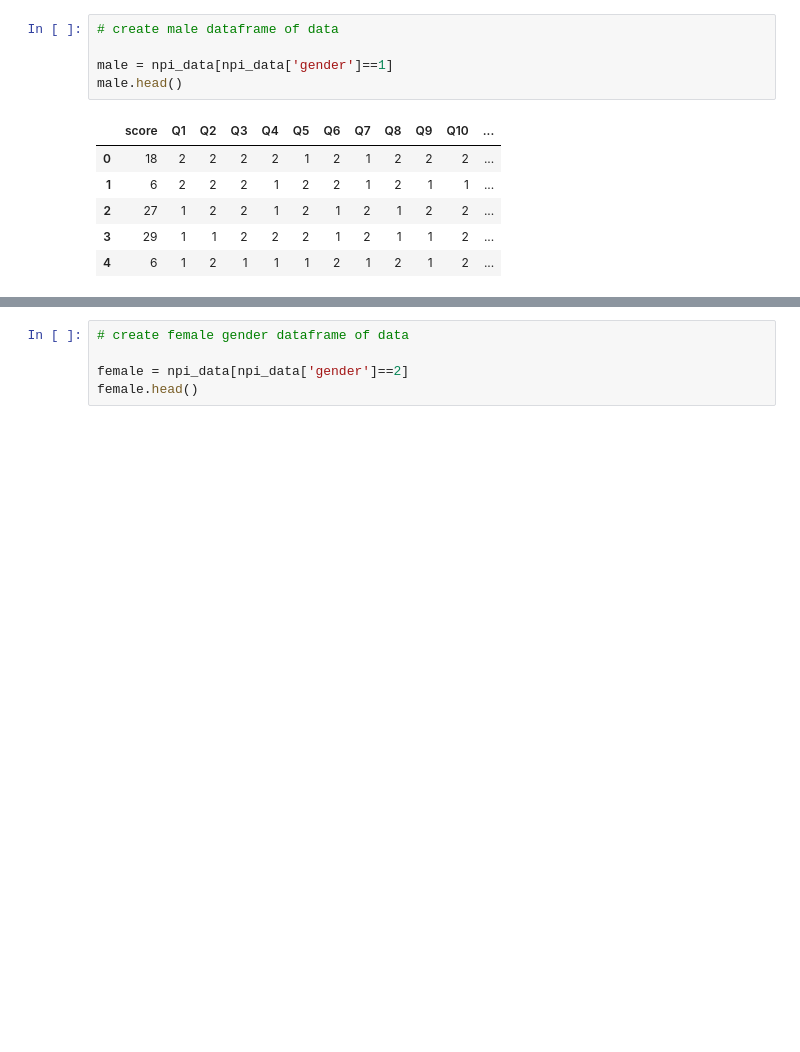
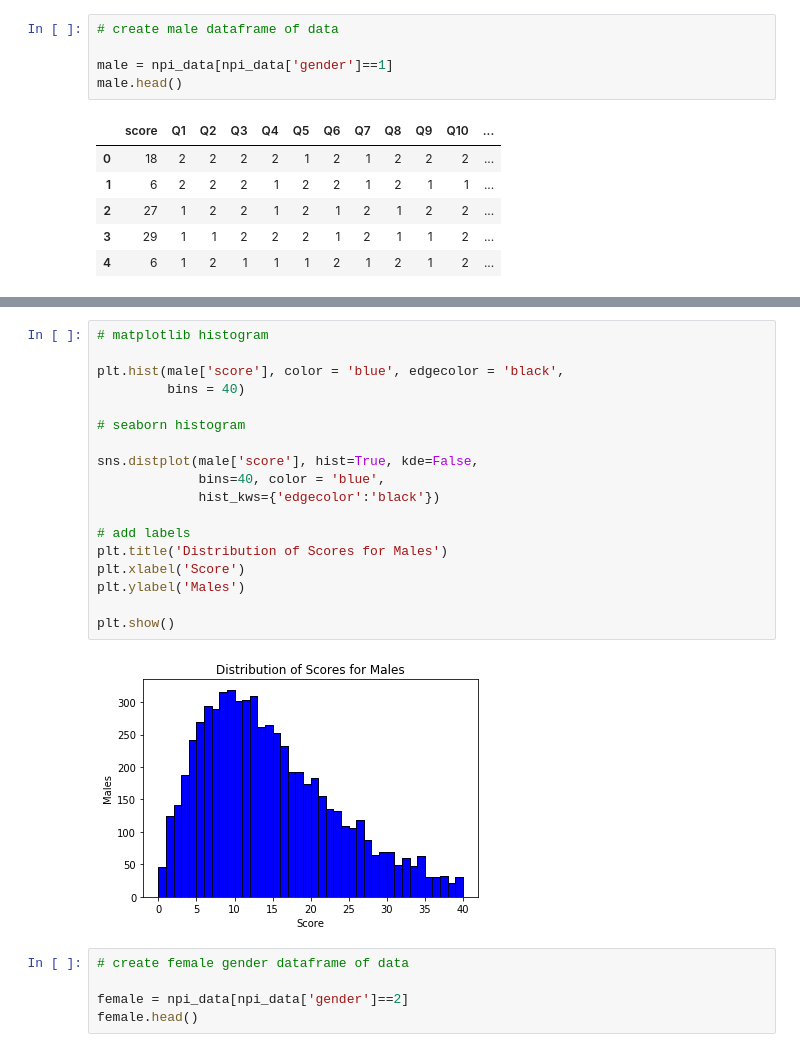
Before and after one commit to scrunts23/Unit-1-build-, a Jupyter notebook: Unit_1_Build.ipynb, the cells around one changed output, grey strips where cells are left out. Drawn from its saved outputs; the diff is of its cells as text; blank space fills up the shorter version.

```diff
--- a/Unit_1_Build.ipynb
+++ b/Unit_1_Build.ipynb
@@ -240,6 +205,26 @@ male.describe()
 | 50% | 13.000000 | 1.000000 | 2.000000 | 2.000000 | 1.000000 | 1.000000 | 2.000000 | 1.000000 | 1.000000 | 2.000000 | 2.000000 | ... |
 | 75% | 20.000000 | 2.000000 | 2.000000 | 2.000000 | 1.000000 | 2.000000 | 2.000000 | 2.000000 | 2.000000 | 2.000000 | 2.000000 | ... |
 | max | 40.000000 | 2.000000 | 2.000000 | 2.000000 | 2.000000 | 2.000000 | 2.000000 | 2.000000 | 2.000000 | 2.000000 | 2.000000 | ... |
+# %%
+# matplotlib histogram
+
+plt.hist(male['score'], color = 'blue', edgecolor = 'black',
+         bins = 40)
+
+# seaborn histogram
+
+sns.distplot(male['score'], hist=True, kde=False,
+             bins=40, color = 'blue',
+             hist_kws={'edgecolor':'black'})
+
+# add labels
+plt.title('Distribution of Scores for Males')
+plt.xlabel('Score')
+plt.ylabel('Males')
+
+plt.show()
+# %% [output]
+[figure, added]
 # %%
 # create female gender dataframe of data
 
```
Also changed, not shown: parts of 12 cells of this notebook.
